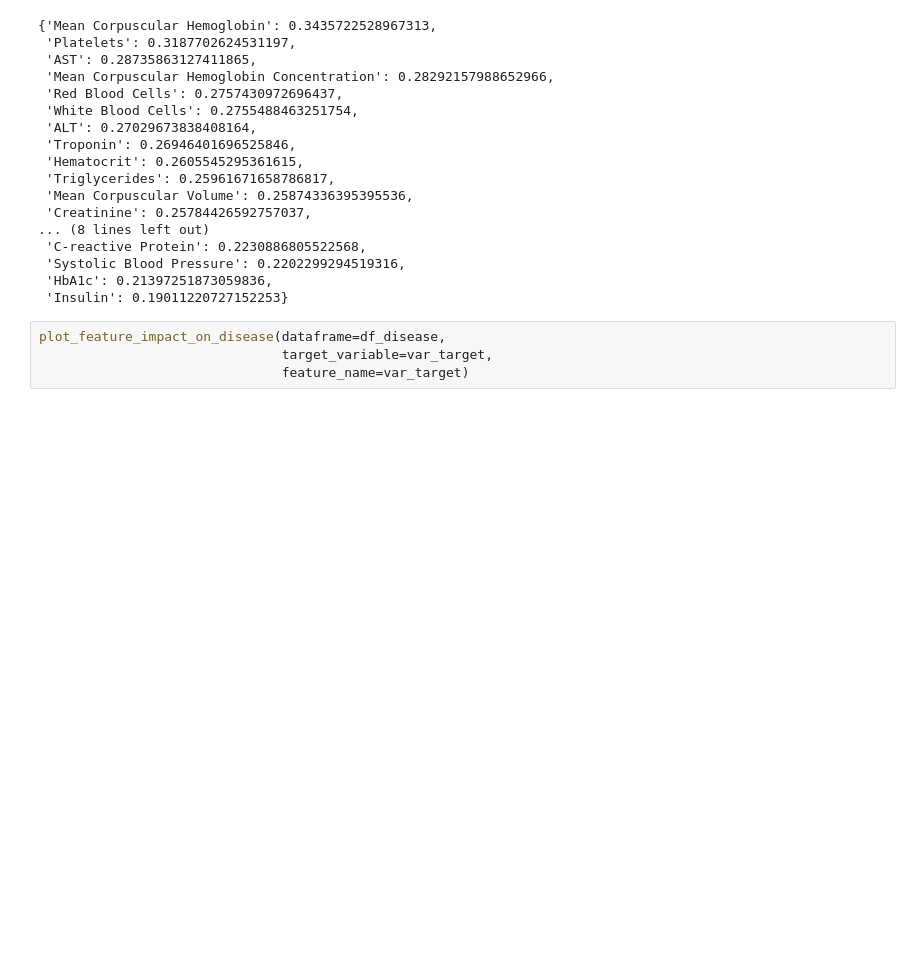
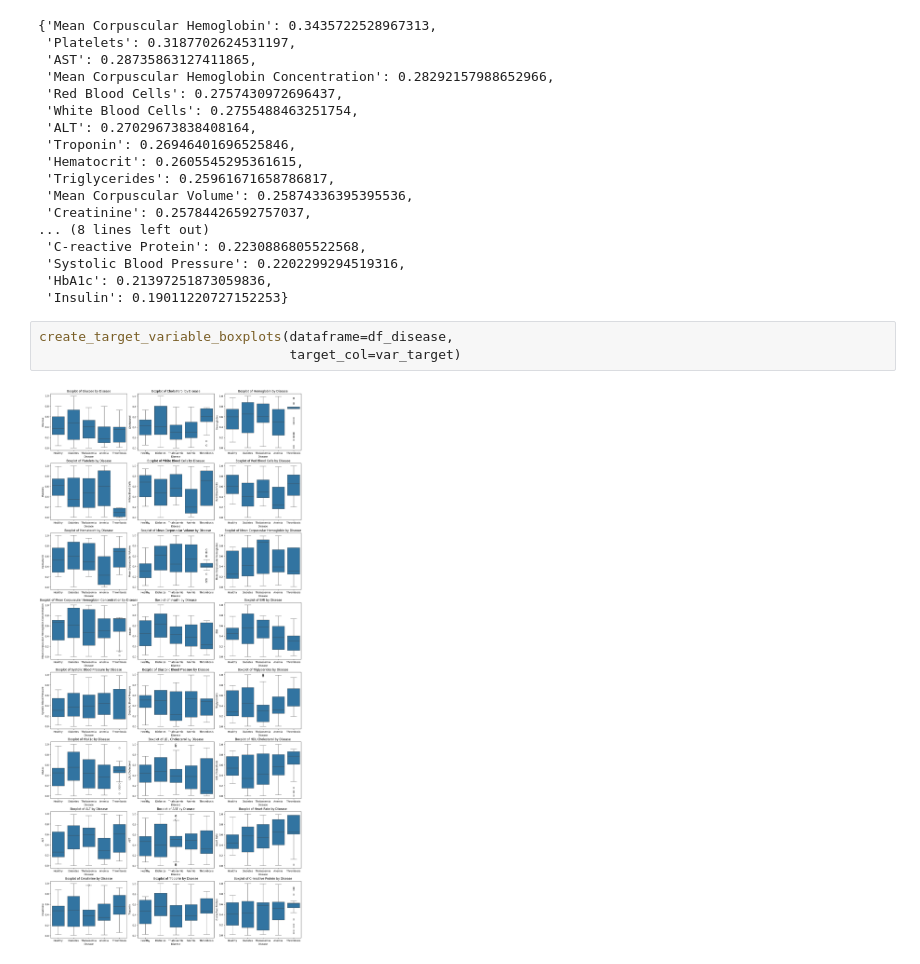
Before and after one commit to mariasuarezq/Multi_Agent_Model_for_Disease_Diagnosis_and_Classification, a Jupyter notebook: src/models_training/disease_classification/disease_classification.ipynb, the cells around one changed output. Saved outputs shown, nothing was run; the diff lists cells and outputs as text; blank space fills up the shorter version.

Commit message:
created disease_classification

```diff
--- a/src/models_training/disease_classification/disease_classification.ipynb
+++ b/src/models_training/disease_classification/disease_classification.ipynb
@@ -143,6 +155,7 @@ graficoVcramer(df_disease.drop(columns=[var_target]), df_disease[var_target])
  'HbA1c': 0.21397251873059836,
  'Insulin': 0.19011220727152253}
 # %%
-plot_feature_impact_on_disease(dataframe=df_disease,
-                               target_variable=var_target,
-                               feature_name=var_target)
+create_target_variable_boxplots(dataframe=df_disease,
+                                target_col=var_target)
+# %% [output]
+[figure, added]
```
Also changed, not shown: parts of 28 cells of this notebook, 1 other file.
